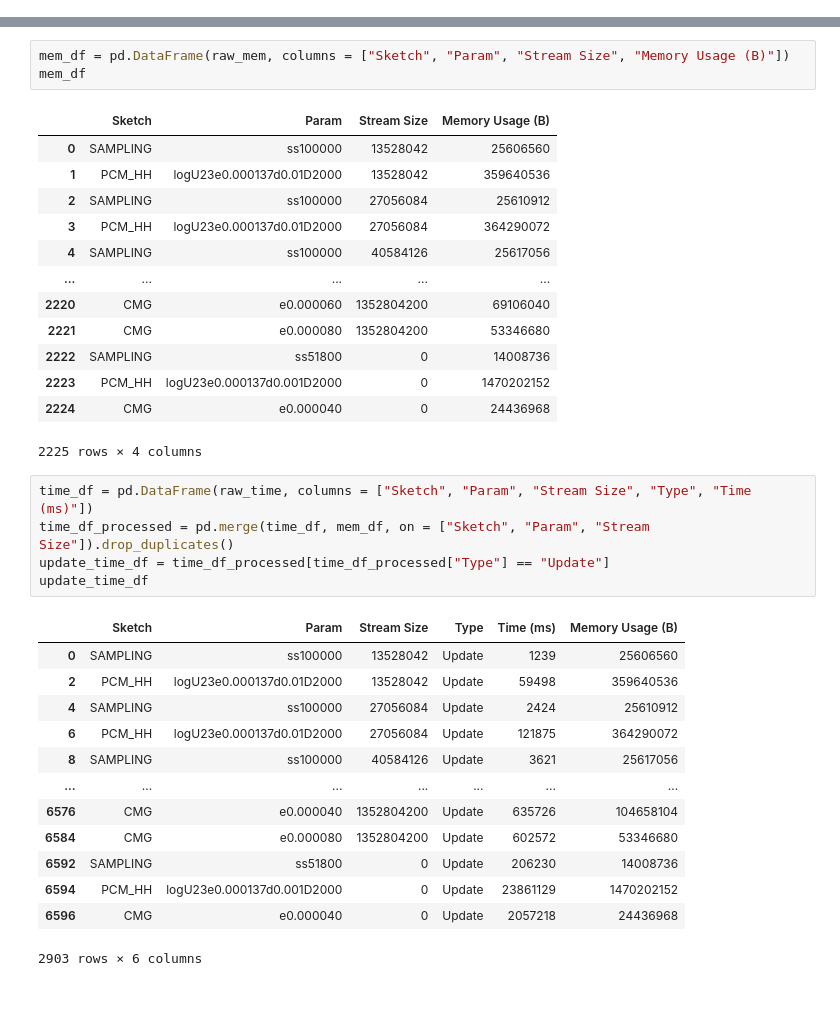
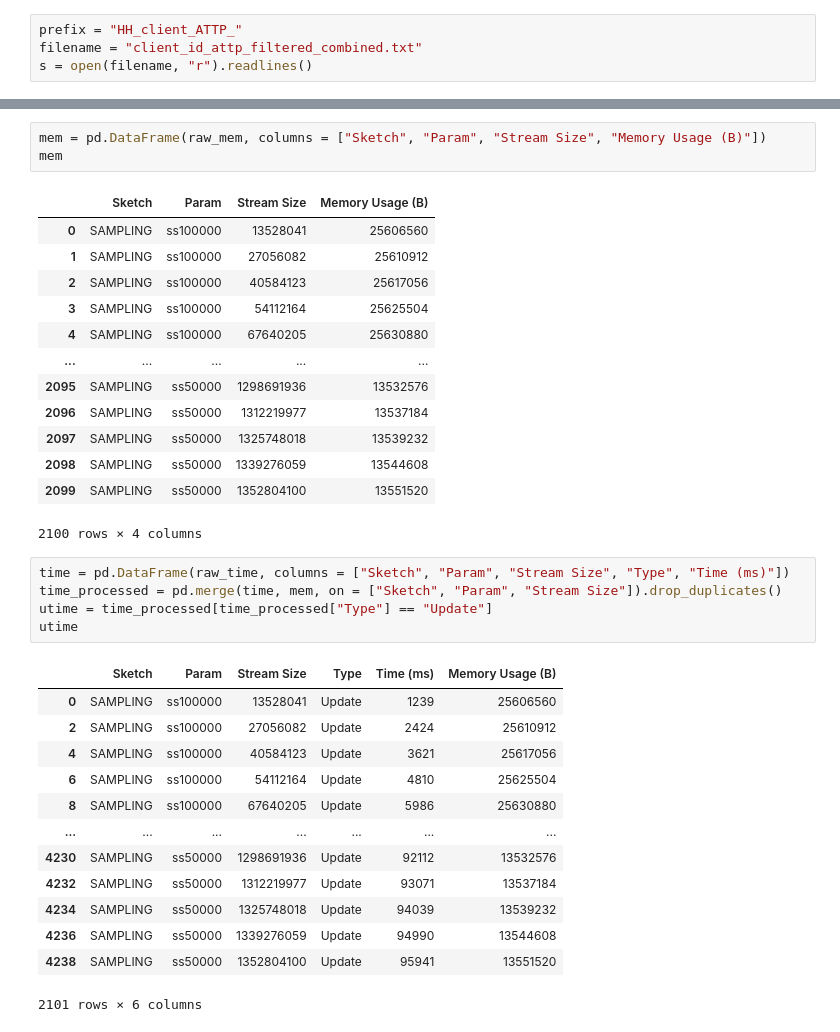
Before and after one commit to Yanqing-UTAH/ATTPCode, a Jupyter notebook: plot/HH_ATTP_clientid.ipynb, the cells around one changed output, grey strips where cells are left out. Saved outputs shown, nothing was run; the diff lists cells and outputs as text; blank space fills up the shorter version.

```diff
--- a/plot/HH_ATTP_clientid.ipynb
+++ b/plot/HH_ATTP_clientid.ipynb
@@ -15,3 +9,7 @@ s.append(open("test-client-id-all-stats.txt", "r").readlines())
+# %%
+prefix = "HH_client_ATTP_"
+filename = "client_id_attp_filtered_combined.txt"
+s = open(filename, "r").readlines()
 # %%
 raw_pr = []
 raw_mem = []
@@ -50,37 +54,37 @@ for i in range(len(s)):
                 raw_mem.append(t)
 # %%
-mem_df = pd.DataFrame(raw_mem, columns = ["Sketch", "Param", "Stream Size", "Memory Usage (B)"])
-mem_df
+mem = pd.DataFrame(raw_mem, columns = ["Sketch", "Param", "Stream Size", "Memory Usage (B)"])
+mem
 # %% [output]
 |  | Sketch | Param | Stream Size | Memory Usage (B) |
-| 0 | SAMPLING | ss100000 | 13528042 | 25606560 |
-| 1 | PCM_HH | logU23e0.000137d0.01D2000 | 13528042 | 359640536 |
-| 2 | SAMPLING | ss100000 | 27056084 | 25610912 |
-| 3 | PCM_HH | logU23e0.000137d0.01D2000 | 27056084 | 364290072 |
-| 4 | SAMPLING | ss100000 | 40584126 | 25617056 |
+| 0 | SAMPLING | ss100000 | 13528041 | 25606560 |
+| 1 | SAMPLING | ss100000 | 27056082 | 25610912 |
+| 2 | SAMPLING | ss100000 | 40584123 | 25617056 |
+| 3 | SAMPLING | ss100000 | 54112164 | 25625504 |
+| 4 | SAMPLING | ss100000 | 67640205 | 25630880 |
 | ... | ... | ... | ... | ... |
-| 2220 | CMG | e0.000060 | 1352804200 | 69106040 |
-| 2221 | CMG | e0.000080 | 1352804200 | 53346680 |
-| 2222 | SAMPLING | ss51800 | 0 | 14008736 |
-| 2223 | PCM_HH | logU23e0.000137d0.001D2000 | 0 | 1470202152 |
-| 2224 | CMG | e0.000040 | 0 | 24436968 |
+| 2095 | SAMPLING | ss50000 | 1298691936 | 13532576 |
+| 2096 | SAMPLING | ss50000 | 1312219977 | 13537184 |
+| 2097 | SAMPLING | ss50000 | 1325748018 | 13539232 |
+| 2098 | SAMPLING | ss50000 | 1339276059 | 13544608 |
+| 2099 | SAMPLING | ss50000 | 1352804100 | 13551520 |
-2225 rows × 4 columns
+2100 rows × 4 columns
 # %%
-time_df = pd.DataFrame(raw_time, columns = ["Sketch", "Param", "Stream Size", "Type", "Time (ms)"])
-time_df_processed = pd.merge(time_df, mem_df, on = ["Sketch", "Param", "Stream Size"]).drop_duplicates()
-update_time_df = time_df_processed[time_df_processed["Type"] == "Update"]
-update_time_df
+time = pd.DataFrame(raw_time, columns = ["Sketch", "Param", "Stream Size", "Type", "Time (ms)"])
+time_processed = pd.merge(time, mem, on = ["Sketch", "Param", "Stream Size"]).drop_duplicates()
+utime = time_processed[time_processed["Type"] == "Update"]
+utime
 # %% [output]
 |  | Sketch | Param | Stream Size | Type | Time (ms) | Memory Usage (B) |
-| 0 | SAMPLING | ss100000 | 13528042 | Update | 1239 | 25606560 |
-| 2 | PCM_HH | logU23e0.000137d0.01D2000 | 13528042 | Update | 59498 | 359640536 |
-| 4 | SAMPLING | ss100000 | 27056084 | Update | 2424 | 25610912 |
-| 6 | PCM_HH | logU23e0.000137d0.01D2000 | 27056084 | Update | 121875 | 364290072 |
-| 8 | SAMPLING | ss100000 | 40584126 | Update | 3621 | 25617056 |
+| 0 | SAMPLING | ss100000 | 13528041 | Update | 1239 | 25606560 |
+| 2 | SAMPLING | ss100000 | 27056082 | Update | 2424 | 25610912 |
+| 4 | SAMPLING | ss100000 | 40584123 | Update | 3621 | 25617056 |
+| 6 | SAMPLING | ss100000 | 54112164 | Update | 4810 | 25625504 |
+| 8 | SAMPLING | ss100000 | 67640205 | Update | 5986 | 25630880 |
 | ... | ... | ... | ... | ... | ... | ... |
-| 6576 | CMG | e0.000040 | 1352804200 | Update | 635726 | 104658104 |
-| 6584 | CMG | e0.000080 | 1352804200 | Update | 602572 | 53346680 |
-| 6592 | SAMPLING | ss51800 | 0 | Update | 206230 | 14008736 |
-| 6594 | PCM_HH | logU23e0.000137d0.001D2000 | 0 | Update | 23861129 | 1470202152 |
-| 6596 | CMG | e0.000040 | 0 | Update | 2057218 | 24436968 |
+| 4230 | SAMPLING | ss50000 | 1298691936 | Update | 92112 | 13532576 |
+| 4232 | SAMPLING | ss50000 | 1312219977 | Update | 93071 | 13537184 |
+| 4234 | SAMPLING | ss50000 | 1325748018 | Update | 94039 | 13539232 |
+| 4236 | SAMPLING | ss50000 | 1339276059 | Update | 94990 | 13544608 |
+| 4238 | SAMPLING | ss50000 | 1352804100 | Update | 95941 | 13551520 |
-2903 rows × 6 columns
+2101 rows × 6 columns
```
Also changed, not shown: parts of 14 cells of this notebook.
